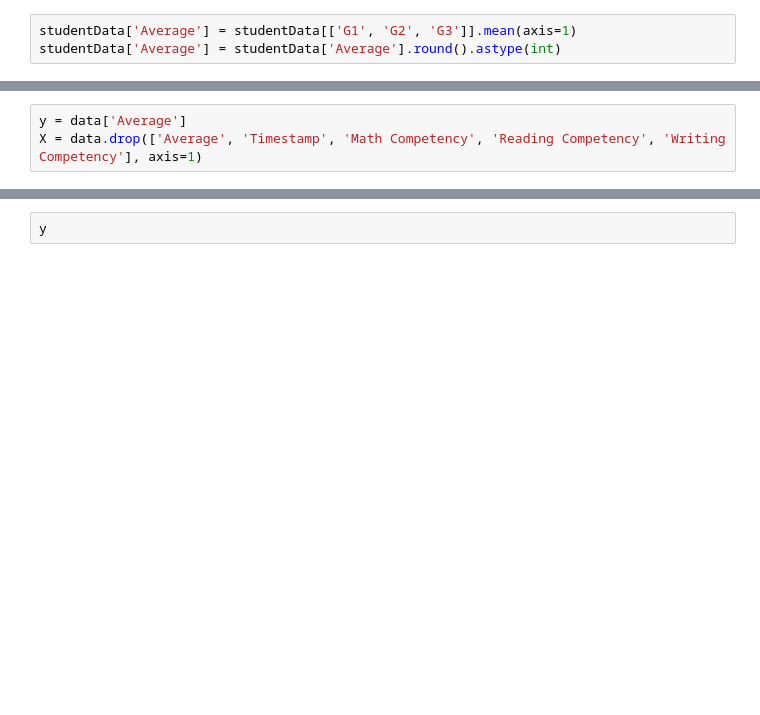
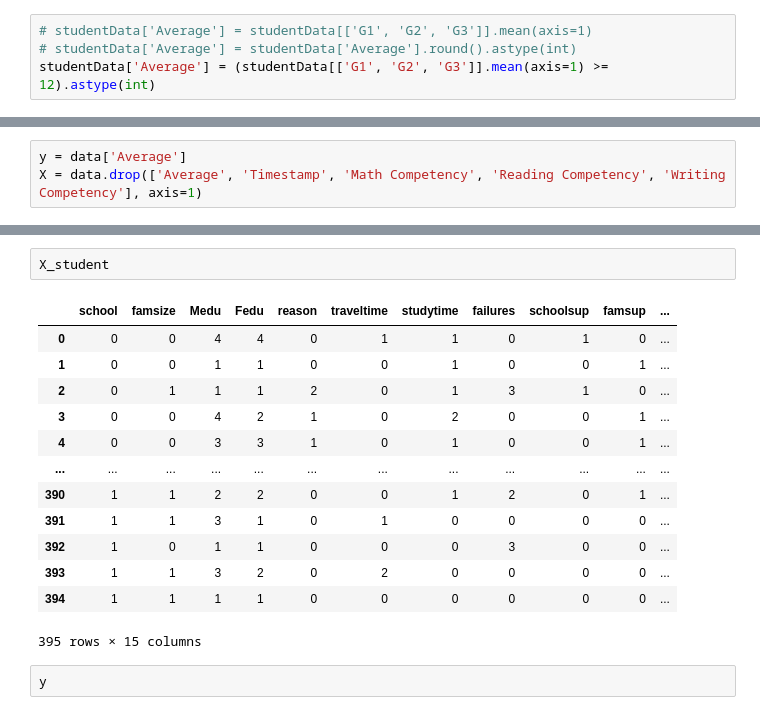
Before and after one commit to Sammy2414/BuffaloPrep, a Jupyter notebook: Team4.ipynb, the cells around one changed output, grey strips where cells are left out. Saved outputs shown, nothing was run; the diff lists cells and outputs as text; blank space fills up the shorter version.

```diff
--- a/Team4.ipynb
+++ b/Team4.ipynb
@@ -138,8 +138,9 @@ studentData
 | 394 | 1 | 1 | 4 | 1 | 1 | 1 | 1 | 1 | 2 | 0 | ... | ... |
 395 rows × 33 columns
 # %%
-studentData['Average'] = studentData[['G1', 'G2', 'G3']].mean(axis=1)
-studentData['Average'] = studentData['Average'].round().astype(int)
+# studentData['Average'] = studentData[['G1', 'G2', 'G3']].mean(axis=1)
+# studentData['Average'] = studentData['Average'].round().astype(int)
+studentData['Average'] = (studentData[['G1', 'G2', 'G3']].mean(axis=1) >= 12).astype(int)
 # %%
 y_student = studentData['Average']
 X_student = studentData.drop(['Average', 'G1', 'G2', 'G3', 'Dalc', 'Walc', 'Mjob', 'Fjob', 'goout', 'famrel', 'romantic', 'higher', 'nursery', 'paid', 'guardian', 'Pstatus', 'address', 'age', 'sex'], axis=1)
@@ -153,3 +167,19 @@ y_student
+# %%
+X_student
+# %% [output]
+|  | school | famsize | Medu | Fedu | reason | traveltime | studytime | failures | schoolsup | famsup | ... |
+| 0 | 0 | 0 | 4 | 4 | 0 | 1 | 1 | 0 | 1 | 0 | ... |
+| 1 | 0 | 0 | 1 | 1 | 0 | 0 | 1 | 0 | 0 | 1 | ... |
+| 2 | 0 | 1 | 1 | 1 | 2 | 0 | 1 | 3 | 1 | 0 | ... |
+| 3 | 0 | 0 | 4 | 2 | 1 | 0 | 2 | 0 | 0 | 1 | ... |
+| 4 | 0 | 0 | 3 | 3 | 1 | 0 | 1 | 0 | 0 | 1 | ... |
+| ... | ... | ... | ... | ... | ... | ... | ... | ... | ... | ... | ... |
+| 390 | 1 | 1 | 2 | 2 | 0 | 0 | 1 | 2 | 0 | 1 | ... |
+| 391 | 1 | 1 | 3 | 1 | 0 | 1 | 0 | 0 | 0 | 0 | ... |
+| 392 | 1 | 0 | 1 | 1 | 0 | 0 | 0 | 3 | 0 | 0 | ... |
+| 393 | 1 | 1 | 3 | 2 | 0 | 2 | 0 | 0 | 0 | 0 | ... |
+| 394 | 1 | 1 | 1 | 1 | 0 | 0 | 0 | 0 | 0 | 0 | ... |
+395 rows × 15 columns
 # %%
 y
 # %% [output]
```
Also changed, not shown: parts of 7 cells of this notebook.
